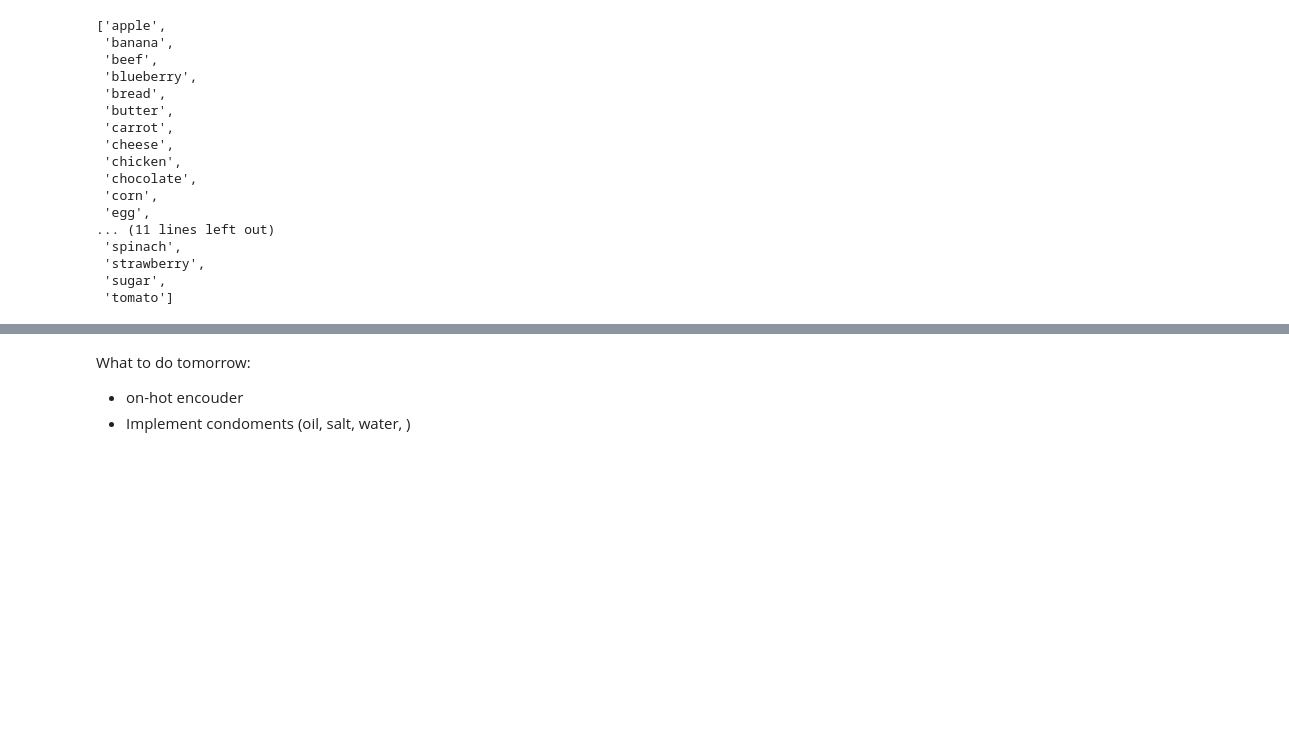
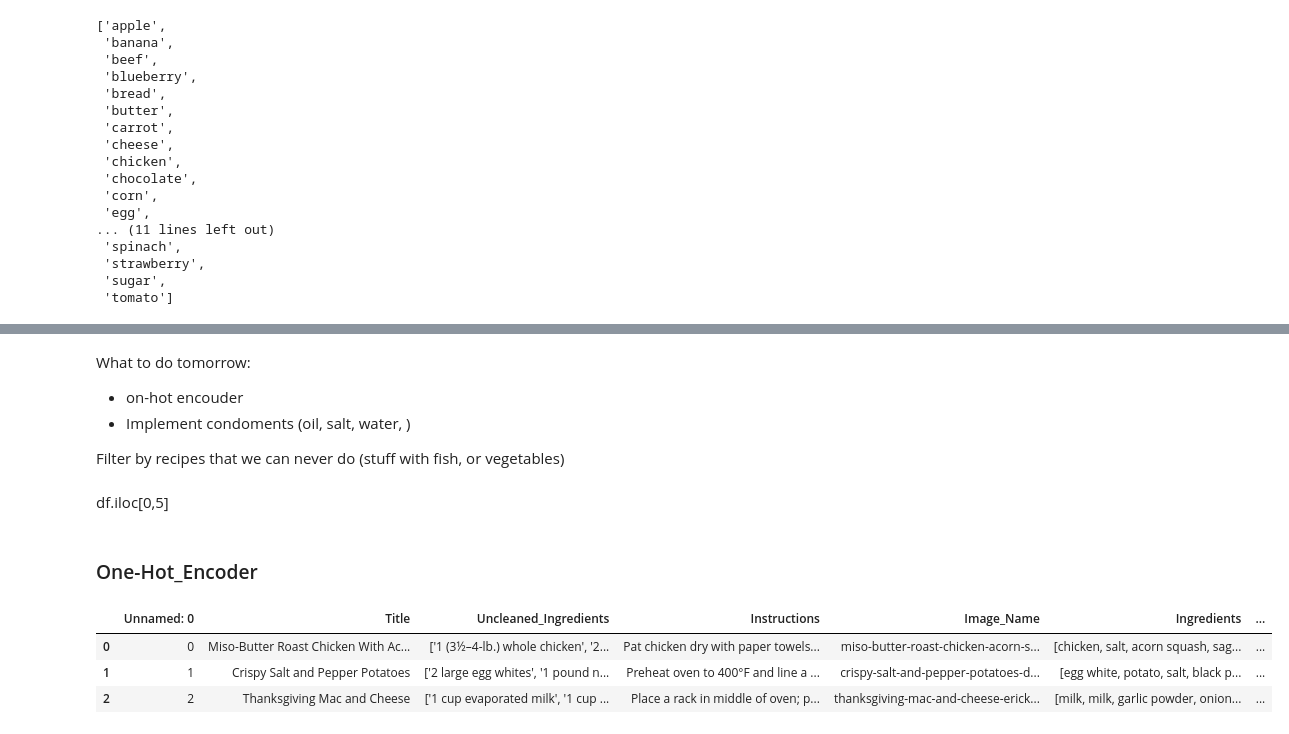
Before and after one commit to mjaber95/FeedMe, a Jupyter notebook: notebooks/christopher_recipes.ipynb, the cells around one changed output, grey strips where cells are left out. Saved outputs shown, nothing was run; the diff lists cells and outputs as text; code cells hidden in the pictures; blank space fills up the shorter version.

```diff
--- a/notebooks/christopher_recipes.ipynb
+++ b/notebooks/christopher_recipes.ipynb
@@ -317,3 +317,7 @@ df.head()
 What to do tomorrow:
 - on-hot encouder
 - Implement condoments (oil, salt, water, )
+
+Filter by recipes that we can never do (stuff with fish, or vegetables)
+# %% [markdown]
+df.iloc[0,5]
@@ -319,0 +326,11 @@ What to do tomorrow:
+# %% [markdown]
+### One-Hot_Encoder
+# %%
+df_exp = df.head(20)
+# %%
+df_exp.head(3)
+# %% [output]
+|  | Unnamed: 0 | Title | Uncleaned_Ingredients | Instructions | Image_Name | Ingredients | ... |
+| 0 | 0 | Miso-Butter Roast Chicken With Ac... | ['1 (3½–4-lb.) whole chicken', '2... | Pat chicken dry with paper towels... | miso-butter-roast-chicken-acorn-s... | [chicken, salt, acorn squash, sag... | ... |
+| 1 | 1 | Crispy Salt and Pepper Potatoes | ['2 large egg whites', '1 pound n... | Preheat oven to 400°F and line a ... | crispy-salt-and-pepper-potatoes-d... | [egg white, potato, salt, black p... | ... |
+| 2 | 2 | Thanksgiving Mac and Cheese | ['1 cup evaporated milk', '1 cup ... | Place a rack in middle of oven; p... | thanksgiving-mac-and-cheese-erick... | [milk, milk, garlic powder, onion... | ... |
```
Also changed, not shown: parts of 8 cells of this notebook.
